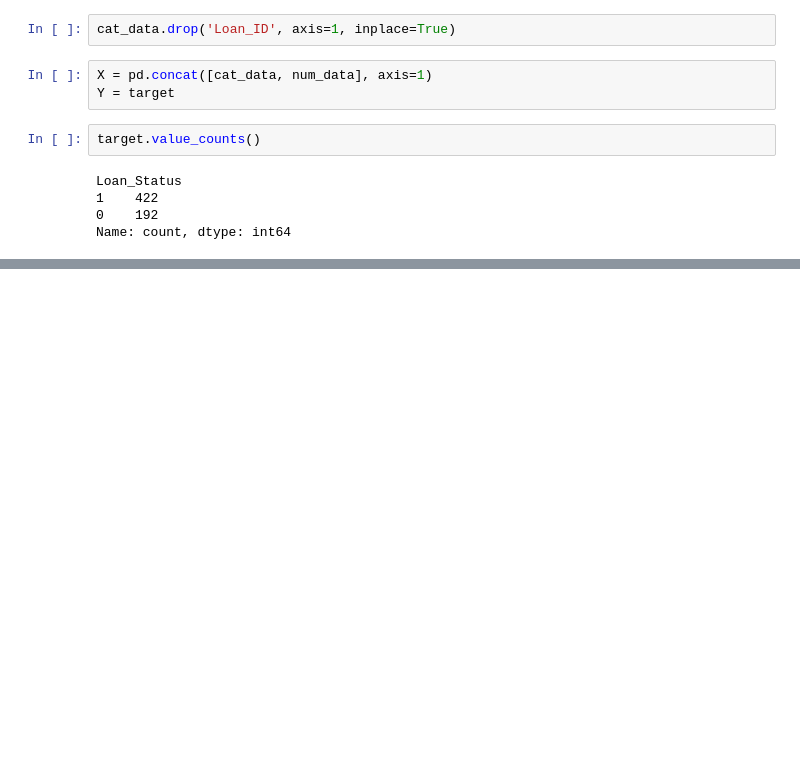
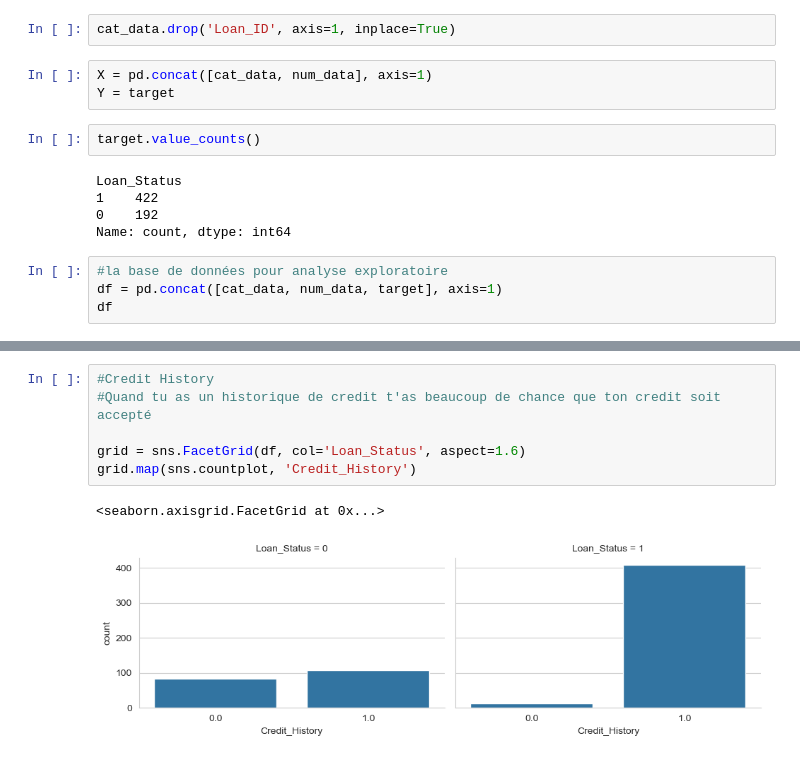
Before and after one commit to anessrb/Credit-Machine-Learning, a Jupyter notebook: creditmodel.ipynb, the cells around one changed output, grey strips where cells are left out. Drawn from its saved outputs; the diff is of its cells as text; blank space fills up the shorter version.

```diff
--- a/creditmodel.ipynb
+++ b/creditmodel.ipynb
@@ -167,3 +179,7 @@ Loan_Status
 1    422
 0    192
 Name: count, dtype: int64
+# %%
+#la base de données pour analyse exploratoire
+df = pd.concat([cat_data, num_data, target], axis=1)
+df
@@ -177,0 +214,9 @@ AttributeError: 'Series' object has no attribute 'values_counts'
+# %%
+#Credit History
+#Quand tu as un historique de credit t'as beaucoup de chance que ton credit soit accepté
+
+grid = sns.FacetGrid(df, col='Loan_Status', aspect=1.6)
+grid.map(sns.countplot, 'Credit_History')
+# %% [output]
+<seaborn.axisgrid.FacetGrid at 0x...>
+[figure, added]
```
Also changed, not shown: parts of 17 cells of this notebook, 1 other file.
